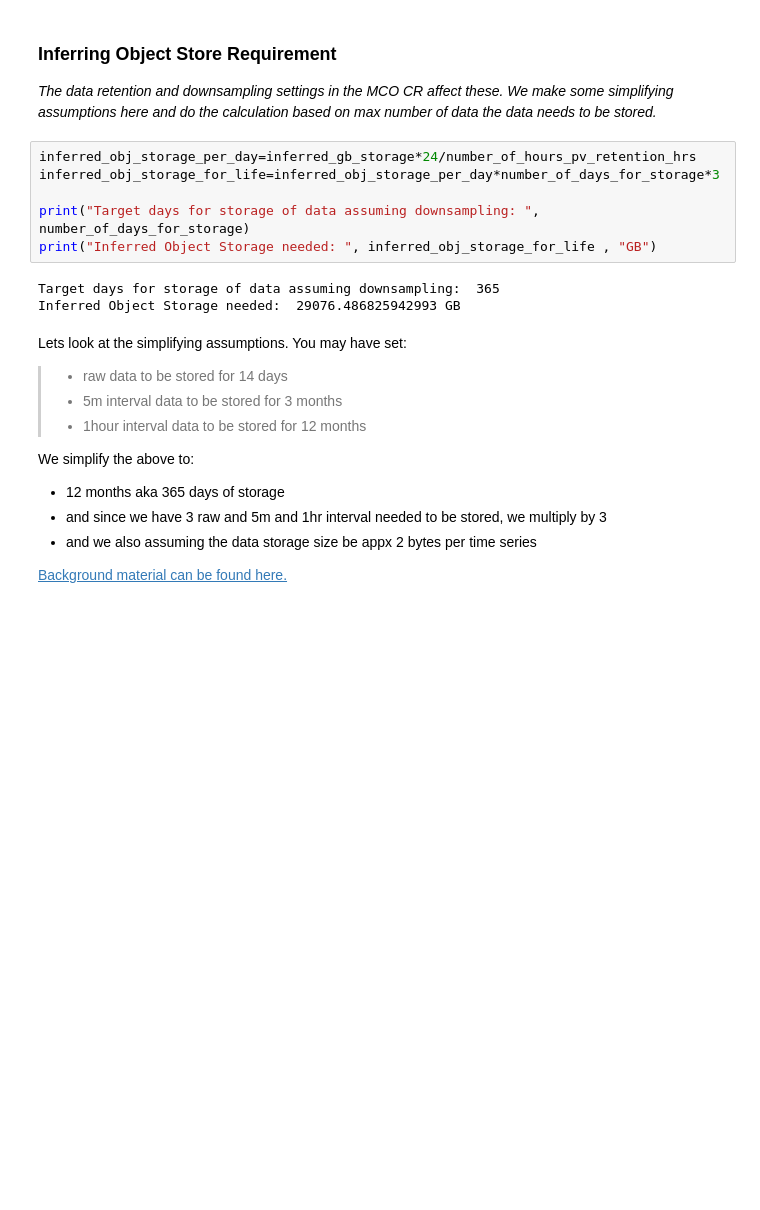
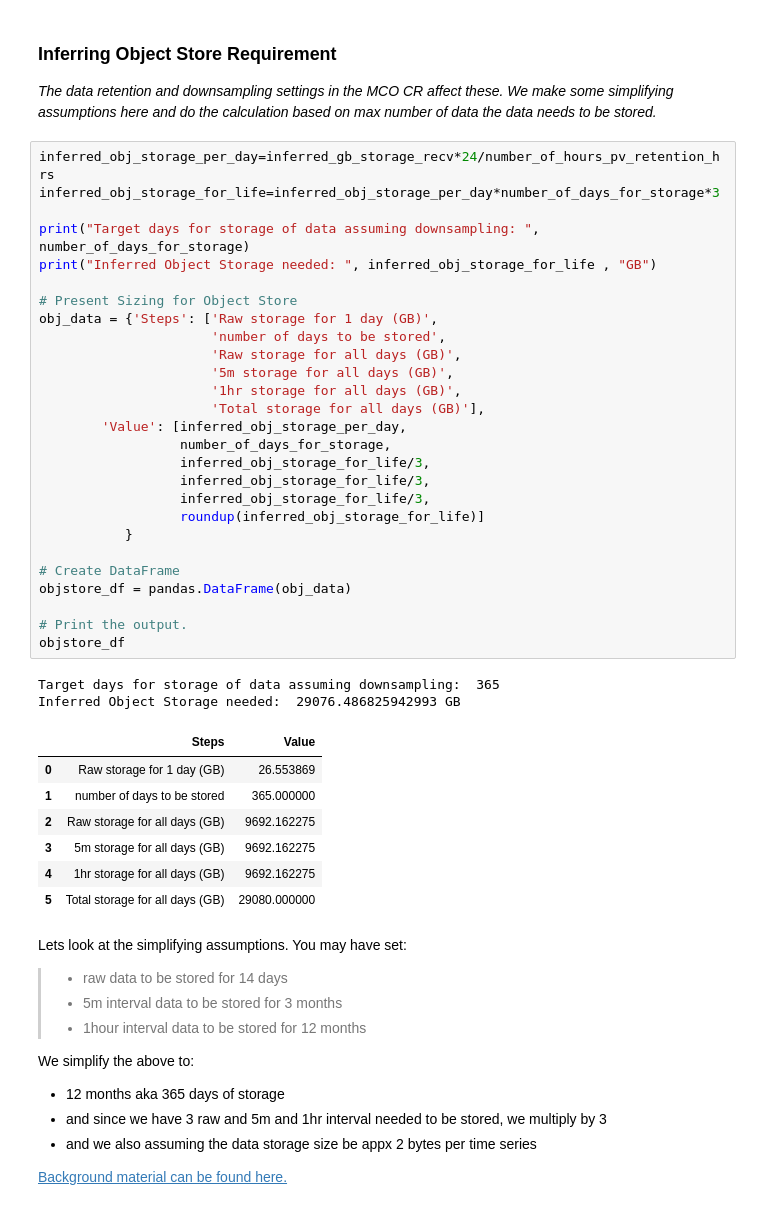
Before and after one commit to stolostron/capacity-planning, a Jupyter notebook: calculation/ObsSizingTemplateGivenTimeSeriesCount.ipynb, the cells around one changed output. Cells and saved outputs as stored; diff of their text form; blank space fills up the shorter version.

```diff
--- a/calculation/ObsSizingTemplateGivenTimeSeriesCount.ipynb
+++ b/calculation/ObsSizingTemplateGivenTimeSeriesCount.ipynb
@@ -183,15 +275,43 @@ data-observability-thanos-store-shard-2-0 - 100 GB
 # %% [markdown]
 ### Inferring Object Store Requirement
 *The data retention and downsampling settings in the MCO CR affect these. We make some simplifying assumptions here and do the calculation based on max number of data the data needs to be stored.*
-# %%
-inferred_obj_storage_per_day=inferred_gb_storage*24/number_of_hours_pv_retention_hrs
-inferred_obj_storage_for_life=inferred_obj_storage_per_day*number_of_days_for_storage*3
-
-print("Target days for storage of data assuming downsampling: ", number_of_days_for_storage)
-print("Inferred Object Storage needed: ", inferred_obj_storage_for_life , "GB")
-# %% [output]
-Target days for storage of data assuming downsampling:  365
-Inferred Object Storage needed:  29076.486825942993 GB
+# %%
+inferred_obj_storage_per_day=inferred_gb_storage_recv*24/number_of_hours_pv_retention_hrs
+inferred_obj_storage_for_life=inferred_obj_storage_per_day*number_of_days_for_storage*3
+
+print("Target days for storage of data assuming downsampling: ", number_of_days_for_storage)
+print("Inferred Object Storage needed: ", inferred_obj_storage_for_life , "GB")
+
+# Present Sizing for Object Store
+obj_data = {'Steps': ['Raw storage for 1 day (GB)',
+                      'number of days to be stored',
+                      'Raw storage for all days (GB)',
+                      '5m storage for all days (GB)',
+                      '1hr storage for all days (GB)',
+                      'Total storage for all days (GB)'],
+        'Value': [inferred_obj_storage_per_day,
+                  number_of_days_for_storage,
+                  inferred_obj_storage_for_life/3,
+                  inferred_obj_storage_for_life/3,
+                  inferred_obj_storage_for_life/3,
+                  roundup(inferred_obj_storage_for_life)]
+           }
+
+# Create DataFrame
+objstore_df = pandas.DataFrame(obj_data)
+
+# Print the output.
+objstore_df
+# %% [output]
+Target days for storage of data assuming downsampling:  365
+Inferred Object Storage needed:  29076.486825942993 GB
+|  | Steps | Value |
+| 0 | Raw storage for 1 day (GB) | 26.553869 |
+| 1 | number of days to be stored | 365.000000 |
+| 2 | Raw storage for all days (GB) | 9692.162275 |
+| 3 | 5m storage for all days (GB) | 9692.162275 |
+| 4 | 1hr storage for all days (GB) | 9692.162275 |
+| 5 | Total storage for all days (GB) | 29080.000000 |
 # %% [markdown]
 Lets look at the simplifying assumptions. You may have set:
 >- raw data to be stored for 14 days
```
Also changed, not shown: parts of 8 cells of this notebook, 1 other file.
